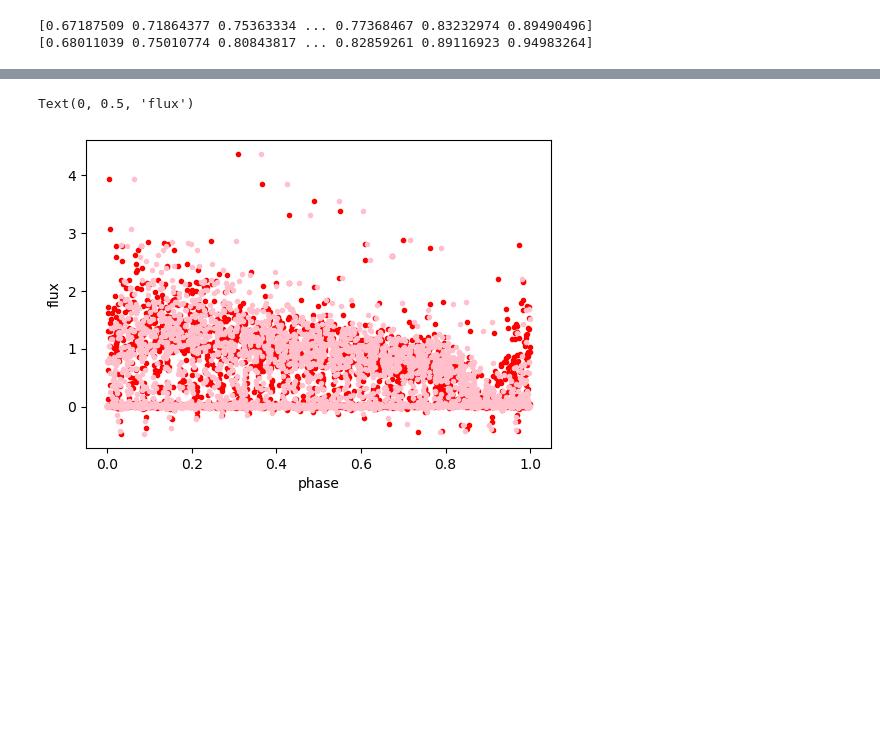
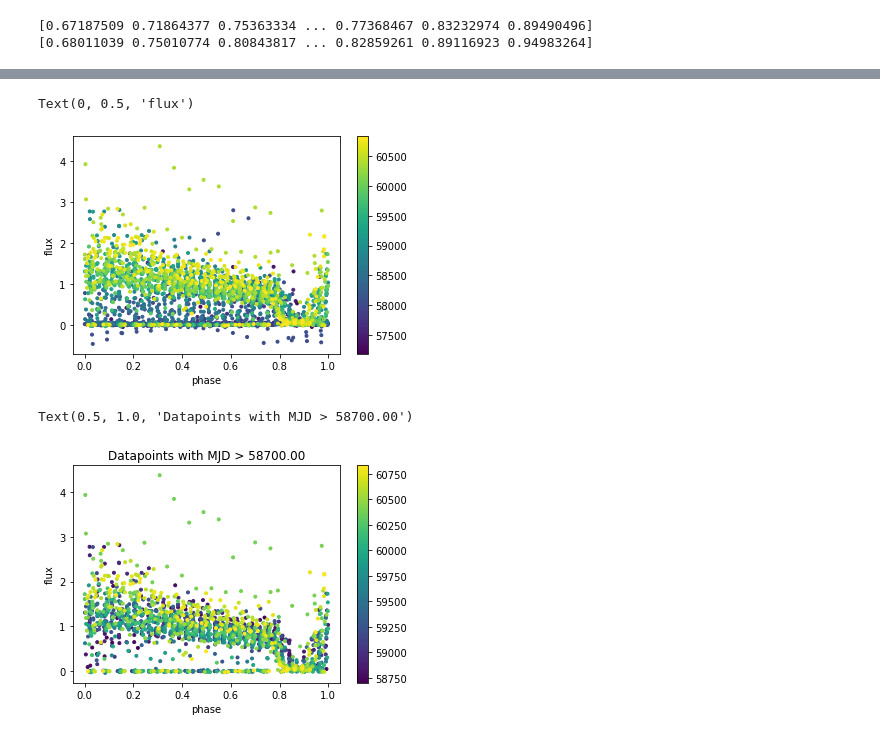
Before and after one commit to willclarkson/um-d-xraydips, a Jupyter notebook: notebooks/MJD_Orbital_Phase_Converter_updated.ipynb, the cells around one changed output, grey strips where cells are left out. Saved outputs shown, nothing was run; the diff lists cells and outputs as text; code cells hidden in the pictures; blank space fills up the shorter version.

Commit message:
Updated orbital phase converter notebook

```diff
--- a/notebooks/MJD_Orbital_Phase_Converter_updated.ipynb
+++ b/notebooks/MJD_Orbital_Phase_Converter_updated.ipynb
@@ -68,9 +73,22 @@ Text(0, 0.5, 'flux')
 # %%
 plt.figure(figsize=(6,4))
-plt.plot(phases_start, flux, "o",color = 'red',markersize = '3')
-plt.plot(phases_end, flux, "o",color = 'pink', markersize = '3')
+plt.scatter(phases_start, flux, c=mjds_start, s=9)
+# plt.plot(phases_end, flux, "o",color = 'pink', markersize = '3')
+plt.colorbar()
 plt.xlabel("phase")
 plt.ylabel("flux")
 # %% [output]
 Text(0, 0.5, 'flux')
-[figure, old version]
+[figure, new version]
+# %%
+# let's now look only at the "late" datapoints
+plt.figure(figsize=(6,4))
+plt.scatter(phases_start[blate], flux[blate], c=mjds_start[blate], s=9)
+# plt.plot(phases_end, flux, "o",color = 'pink', markersize = '3')
+plt.colorbar()
+plt.xlabel("phase")
+plt.ylabel("flux")
+plt.title('Datapoints with MJD > %.2f' % (tmid))
+# %% [output]
+Text(0.5, 1.0, 'Datapoints with MJD > 58700.00')
+[figure, added]
```
Also changed, not shown: parts of 7 cells of this notebook.
